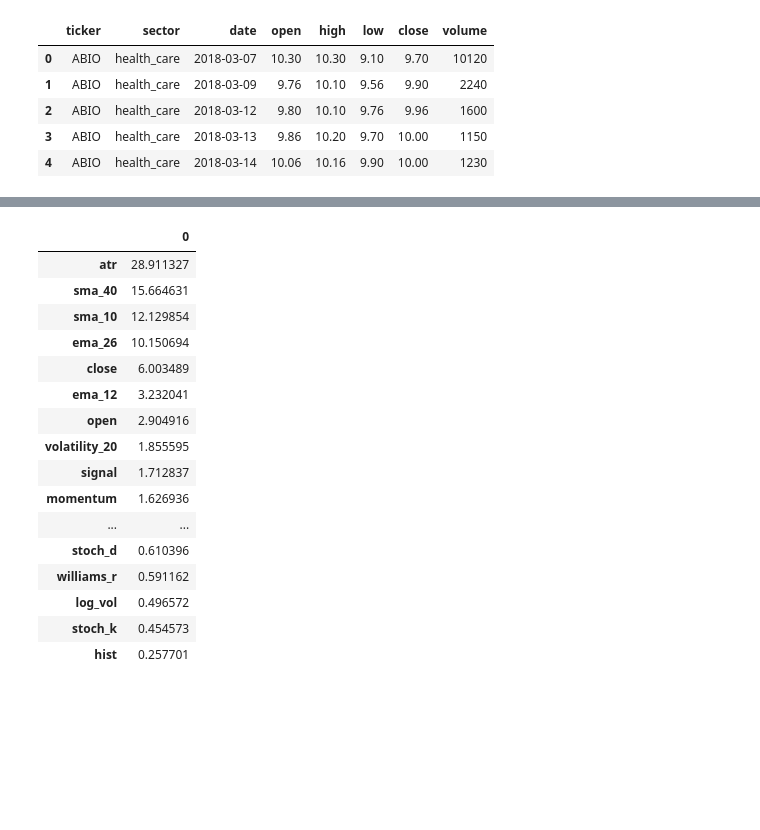
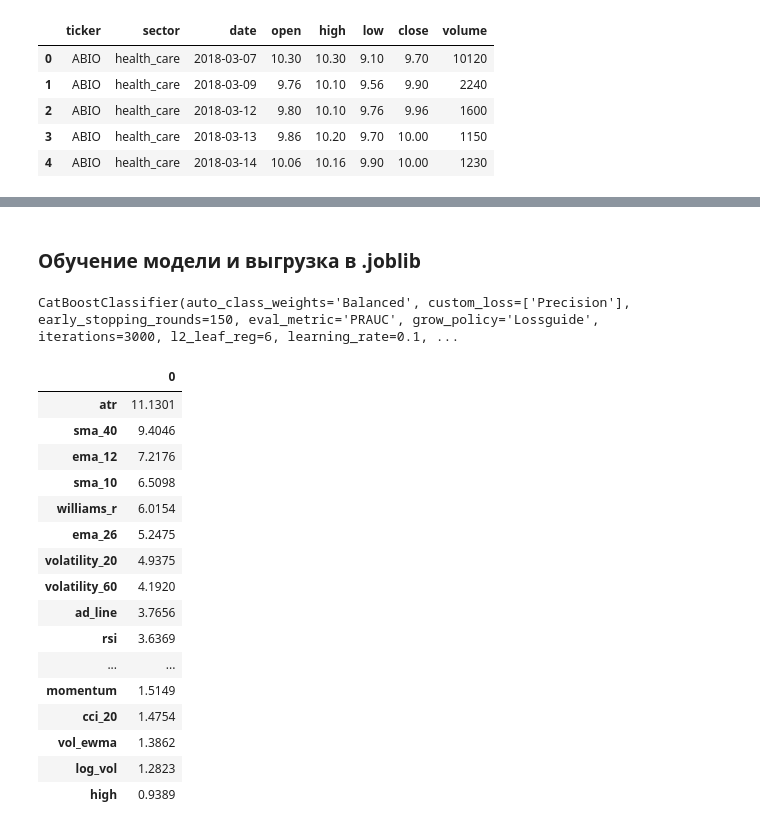
Before and after one commit to ChtoGde/stocks_analyser, a Jupyter notebook: ml_model.ipynb, the cells around one changed output, grey strips where cells are left out. Saved outputs shown, nothing was run; the diff lists cells and outputs as text; code cells hidden in the pictures; blank space fills up the shorter version.

```diff
--- a/ml_model.ipynb
+++ b/ml_model.ipynb
@@ -58,5 +69,5 @@ columns_to_drop =  ['index', 'ticker', 'date', 'volatility','high', 'low', 'seas
 # %%
-test = pd.read_csv('data/candles_to_validation.csv', index_col=0, parse_dates=['date']).sort_values(['ticker', 'date'])
-test = test[test.ticker.isin(tickers)]
-
+# копируем данные
 train = candles.copy()
+# находим индекс разбивающий данные 80/20
+sep_idx = int(len(train) * .80)
@@ -68,7 +74,9 @@ test.dropna(inplace=True)
 # %%
-x_train = train.drop(columns=columns_to_drop, errors='ignore')
-x_test = test.drop(columns=columns_to_drop, errors='ignore')
+# разделяем при помощи индекса данные на обучающую и тестовую выборки
+x_train = train[:sep_idx].drop(columns=columns_to_drop, errors='ignore')
+x_test = train[sep_idx:].drop(columns=columns_to_drop, errors='ignore')
 # %%
-y_train = train.target
-y_test = test.target
+# сохраняем таргеты в отдельные переменные
+y_train = train[:sep_idx].target
+y_test = train[sep_idx:].target
 # %%
@@ -142,22 +154,35 @@ CatBoostClassifier(auto_class_weights='Balanced', custom_loss=['Precision'], ear
-# %%
-importants = pd.DataFrame(model.feature_importances_, model.feature_names_).sort_values(0, ascending=False)
-importants
-# %% [output]
-|  | 0 |
-| atr | 28.911327 |
-| sma_40 | 15.664631 |
-| sma_10 | 12.129854 |
-| ema_26 | 10.150694 |
-| close | 6.003489 |
-| ema_12 | 3.232041 |
-| open | 2.904916 |
-| volatility_20 | 1.855595 |
-| signal | 1.712837 |
-| momentum | 1.626936 |
-| ... | ... |
-| stoch_d | 0.610396 |
-| williams_r | 0.591162 |
-| log_vol | 0.496572 |
-| stoch_k | 0.454573 |
-| hist | 0.257701 |
+# %% [markdown]
+### Обучение модели и выгрузка в .joblib
+# %%
+# обучаем модель
+model = CatBoostClassifier(iterations=3000, learning_rate=0.1,
+                               max_leaves=25, min_data_in_leaf=20, l2_leaf_reg=6,
+                               loss_function='Logloss', eval_metric='PRAUC', custom_loss=['Precision'],
+                               early_stopping_rounds=150, random_seed=42,
+                               verbose=False, thread_count=-1, auto_class_weights='Balanced', grow_policy='Lossguide')
+
+model.fit(train_pool, eval_set=test_pool)
+# %% [output]
+CatBoostClassifier(auto_class_weights='Balanced', custom_loss=['Precision'], early_stopping_rounds=150, eval_metric='PRAUC', grow_policy='Lossguide', iterations=3000, l2_leaf_reg=6, learning_rate=0.1, ...
+# %%
+# можно посмотреть, какие признаки оказали большее влияние
+pd.DataFrame(model.feature_importances_.round(4), model.feature_names_).sort_values(0, ascending=False)
+# %% [output]
+|  | 0 |
+| atr | 11.1301 |
+| sma_40 | 9.4046 |
+| ema_12 | 7.2176 |
+| sma_10 | 6.5098 |
+| williams_r | 6.0154 |
+| ema_26 | 5.2475 |
+| volatility_20 | 4.9375 |
+| volatility_60 | 4.1920 |
+| ad_line | 3.7656 |
+| rsi | 3.6369 |
+| ... | ... |
+| momentum | 1.5149 |
+| cci_20 | 1.4754 |
+| vol_ewma | 1.3862 |
+| log_vol | 1.2823 |
+| high | 0.9389 |
 # %%
```
Also changed, not shown: parts of 27 cells of this notebook, 7 other files.
